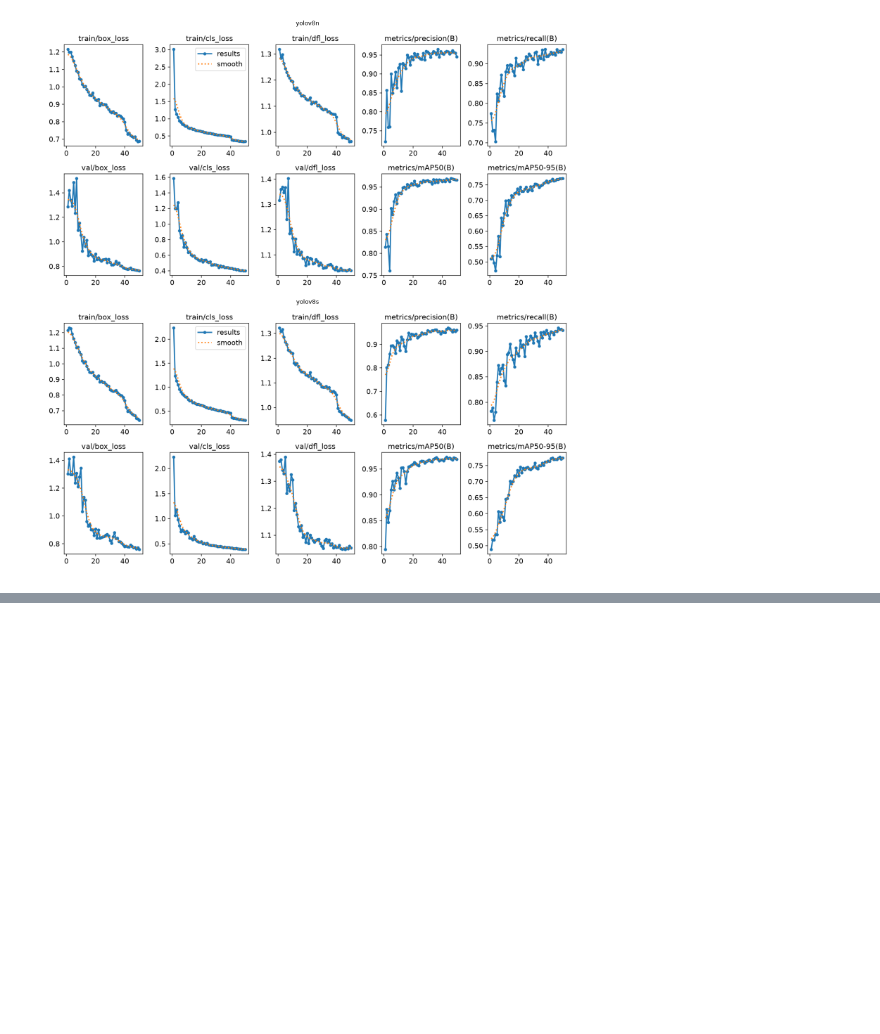
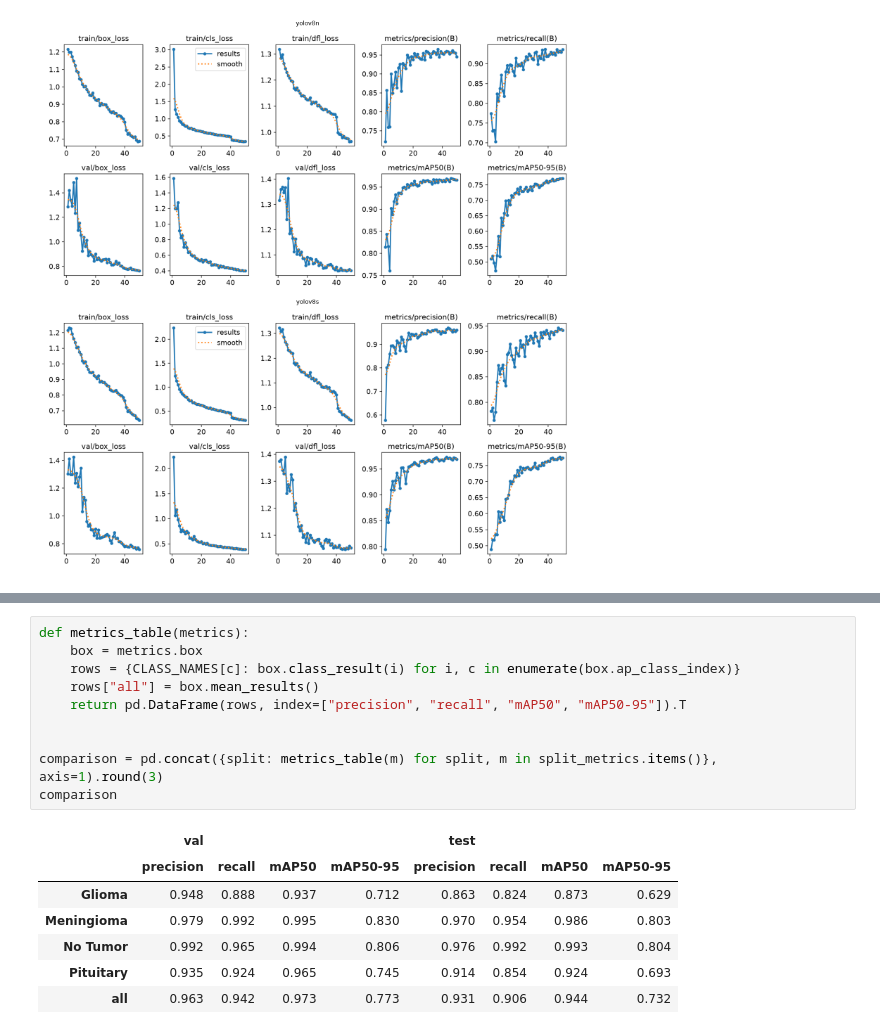
Before and after one commit to jerymy-k/DiagnosticMultimodal, a Jupyter notebook: notebooks/detection.ipynb, the cells around one changed output, grey strips where cells are left out. Cells and saved outputs as stored; diff of their text form; blank space fills up the shorter version.

```diff
--- a/notebooks/detection.ipynb
+++ b/notebooks/detection.ipynb
@@ -272,0 +308,18 @@ plt.show()
+# %%
+def metrics_table(metrics):
+    box = metrics.box
+    rows = {CLASS_NAMES[c]: box.class_result(i) for i, c in enumerate(box.ap_class_index)}
+    rows["all"] = box.mean_results()
+    return pd.DataFrame(rows, index=["precision", "recall", "mAP50", "mAP50-95"]).T
+
+
+comparison = pd.concat({split: metrics_table(m) for split, m in split_metrics.items()}, axis=1).round(3)
+comparison
+# %% [output]
+|  | val |  |  |  | test |  |  |  |
+|  | precision | recall | mAP50 | mAP50-95 | precision | recall | mAP50 | mAP50-95 |
+| Glioma | 0.948 | 0.888 | 0.937 | 0.712 | 0.863 | 0.824 | 0.873 | 0.629 |
+| Meningioma | 0.979 | 0.992 | 0.995 | 0.830 | 0.970 | 0.954 | 0.986 | 0.803 |
+| No Tumor | 0.992 | 0.965 | 0.994 | 0.806 | 0.976 | 0.992 | 0.993 | 0.804 |
+| Pituitary | 0.935 | 0.924 | 0.965 | 0.745 | 0.914 | 0.854 | 0.924 | 0.693 |
+| all | 0.963 | 0.942 | 0.973 | 0.773 | 0.931 | 0.906 | 0.944 | 0.732 |
```
Also changed, not shown: parts of 5 cells of this notebook.
